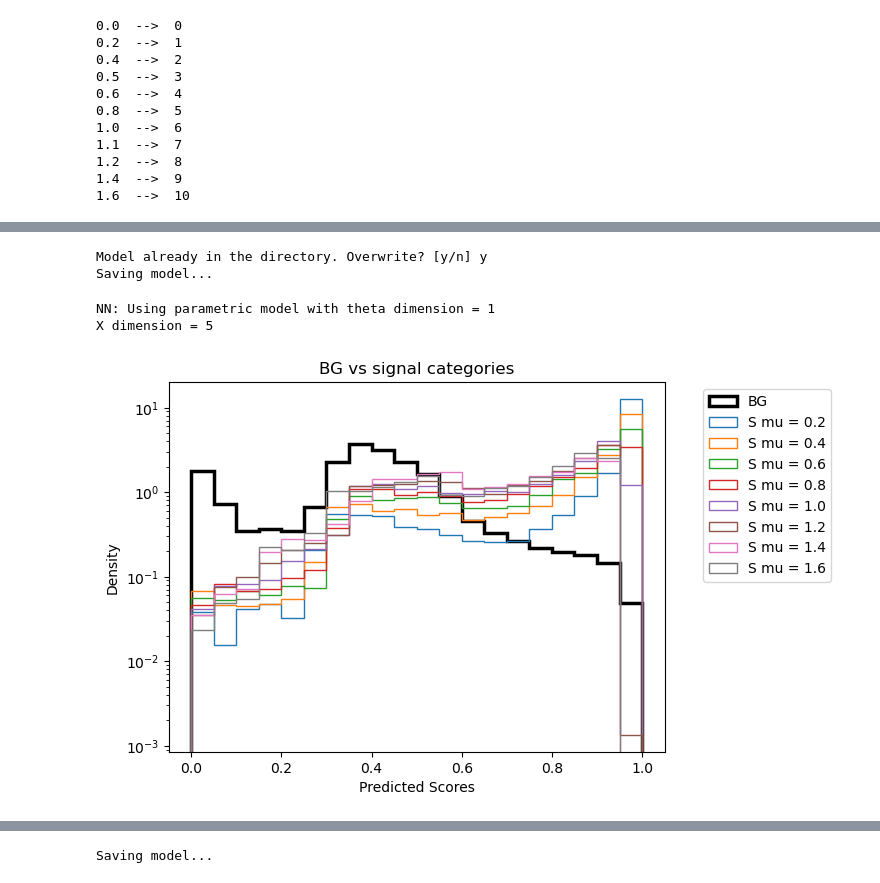
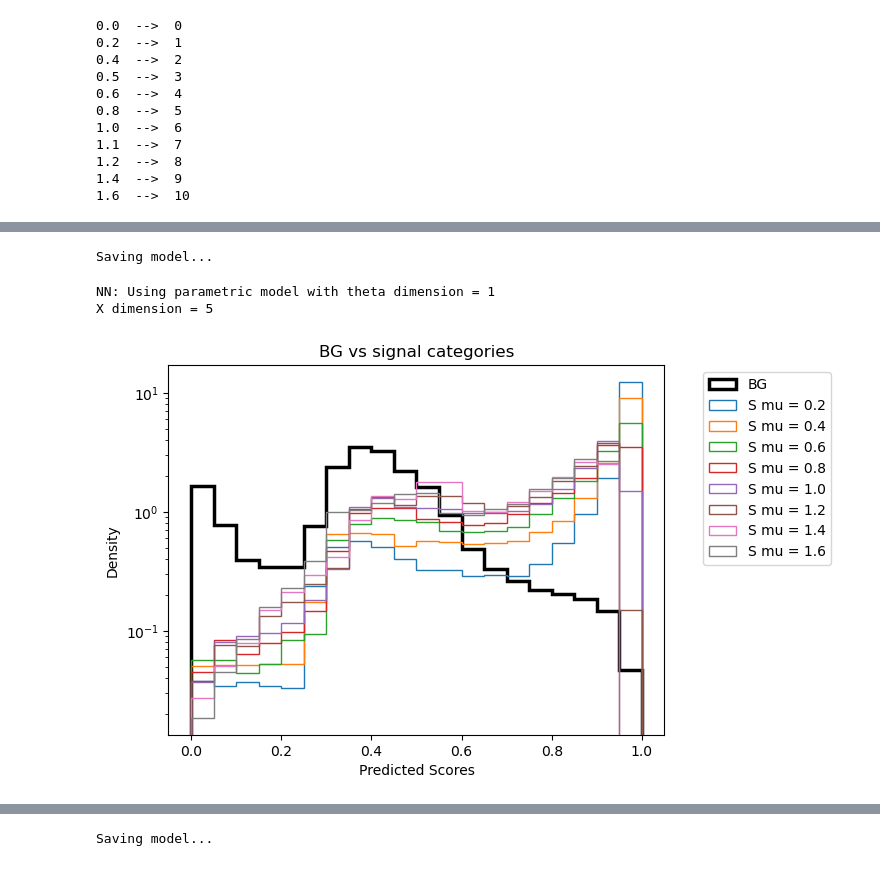
Before and after one commit to Aidan-Hughes-05/TtbarResonanceStudies, a Jupyter notebook: MLNotebooks/CouplingEstimationNegW.ipynb, the cells around one changed output, grey strips where cells are left out. Drawn from its saved outputs; the diff is of its cells as text; code cells hidden in the pictures.

```diff
--- a/MLNotebooks/CouplingEstimationNegW.ipynb
+++ b/MLNotebooks/CouplingEstimationNegW.ipynb
@@ -180,4 +180,5 @@ y shape =  (3600000, 2)
 # %%
 device = torch.accelerator.current_accelerator().type if torch.accelerator.is_available() else "cpu"
+device = 'cpu'
 print(f"Using {device} device")
 # %% [output]
@@ -228,6 +229,7 @@ scaler = ColumnTransformer(
 )
 
 X = scaler.fit_transform(X_pre_transform)
+y = y_pre_transform
 print("X shape after scaling = ", X.shape)
 print("X example after scaling = ", X[1])
 # %% [output]
@@ -408,10 +410,20 @@ def norm_weights_per_batch(weights, categories):
     # For each category, compute the sum of weights and normalize the weights in that category
     for category in unique_categories:
         category_mask = (categories == category)
-        category_weights_sum = weights[category_mask].sum()
-        if category_weights_sum > 0 and category!=0:
-            weights[category_mask] = weights[category_mask] / (category_weights_sum * (number_of_categories-1))
-        elif category_weights_sum > 0 and category==0:
+        category_size = (category_mask).sum()
+        if category_size > 0 and category!=0:
+            # For the time being only signal/interference events can have negative weights.
+            # Normalise them separately
+            positive_w_mask = (weights >= 0) & category_mask
+            positive_w_sum = weights[positive_w_mask].sum()
+            weights[positive_w_mask] = weights[positive_w_mask] / (positive_w_sum * (number_of_categories-1))
+
+            weights_negative_mask = (weights < 0) & category_mask
+            weights[weights_negative_mask] = torch.abs(weights[weights_negative_mask])
+            category_weights_sum = weights[category_mask].sum()
+            weights[weights_negative_mask] = weights[weights_negative_mask] / (category_weights_sum * (number_of_categories-1))
+        elif category_size > 0 and category==0:
+            category_weights_sum = weights[category_mask].sum()
             weights[category_mask] = weights[category_mask] / category_weights_sum
     return weights
 # %%
@@ -440,7 +452,6 @@ def train(model, criterion, optimizer, scheduler, train_loader, val_loader, n_ep
             # outputs = torch.sigmoid(outputs)
             # Weight according to (1/W_1)*wi_1 + (1/W_0)*wi_0
             weights = inputs_device[:,-1]
-            weights = torch.abs(weights)
             norm_weigths = norm_weights_per_batch(weights, categories_device)
             # Calculate the weighted loss
             loss = criterion(outputs.squeeze(), targets_device) * norm_weigths
@@ -467,7 +478,6 @@ def train(model, criterion, optimizer, scheduler, train_loader, val_loader, n_ep
                 # outputs = torch.sigmoid(outputs)
                 # Weight according to (1/W_1)*wi_1 + (1/W_0)*wi_0
                 weights = inputs_device[:,-1]
-                weights = torch.abs(weights)
                 norm_weigths = norm_weights_per_batch(weights, categories_device)
                 # Calculate the weighted loss
                 loss = criterion(outputs.squeeze(), targets_device) * norm_weigths
@@ -555,15 +565,14 @@ def save_model(model, model_name, skip_confirmation = False):
     torch.save(model.state_dict(), model_name)
 
 
-save_model(model_pp, 'Coupling_Inference_SI_vs_BG_PP.pth', skip_confirmation = True)
+save_model(model_pp, 'Coupling_Inference_SI_vs_BG_PP.pth', skip_confirmation = False)
 # %% [output]
-Model already in the directory. Overwrite? [y/n] y
 Saving model...
 # %%
 load_model = True
 if load_model:
     eval_model = RatioEstimator(x_dim = 5, theta_dim = 1, hidden_dim = 64)
-    eval_model.load_state_dict(torch.load('Coupling_Inference_SI_vs_BG_PP.pth', weights_only=True))
+    eval_model.load_state_dict(torch.load('Coupling_Inference_SI_vs_BG_PP.pth', weights_only=True,map_location=torch.device('cpu')))
     model_pp = eval_model
 else:
     eval_model = model_pp
@@ -575,34 +584,34 @@ eval_model.eval()
 X_test_cpu = test_loader_pp.dataset.tensors[0].to('cpu')
 y_test_cpu = test_loader_pp.dataset.tensors[1].to('cpu')
 
 y_pred = torch.sigmoid(eval_model(X_test_cpu[:,:-2],X_test_cpu[:,-2].unsqueeze(1)).detach())
 
 # Filter the predicted events for true Signal and true Background
 sb_label = y_test_cpu[:,0]
 category_label = y_test_cpu[:,1]
 true_bkg = y_pred[sb_label==0].numpy()
 training_categories = np.unique(category_label[sb_label==1])
 training_categories = [int(cat) for cat in training_categories]
 
 plt.hist(true_bkg, bins=20, histtype='step', label='Background', density=True, color='black', linewidth=2.5, range=[0,1])
 plt.xlabel("Predicted Scores")
 plt.ylabel("Density")
 plt.title("BG vs signal categories")
 #plt.xlim((0.7,0.9))
 plt.yscale('log')
 signal_legends = []
 for icat in training_categories:
     # Plot the predicted scores for both true Signal and true Background events
     true_signal = y_pred[category_label==icat].numpy()
     plt.hist(true_signal, bins=20, histtype='step', label='Signal', density=True, range=[0,1])
     signal_legends.append(f"S mu = %s" % str(round(coupling_values[icat],2)))
 
 plt.legend(["BG"]+signal_legends,bbox_to_anchor=(1.35, 1), loc='upper right')
 plt.show()
 # %% [output]
 NN: Using parametric model with theta dimension = 1
 X dimension = 5
-[figure, old version]
+[figure, new version]
 # %%
 # Compute ROC curve
 from sklearn.metrics import roc_curve, auc
```
Also changed, not shown: parts of 22 cells of this notebook.
